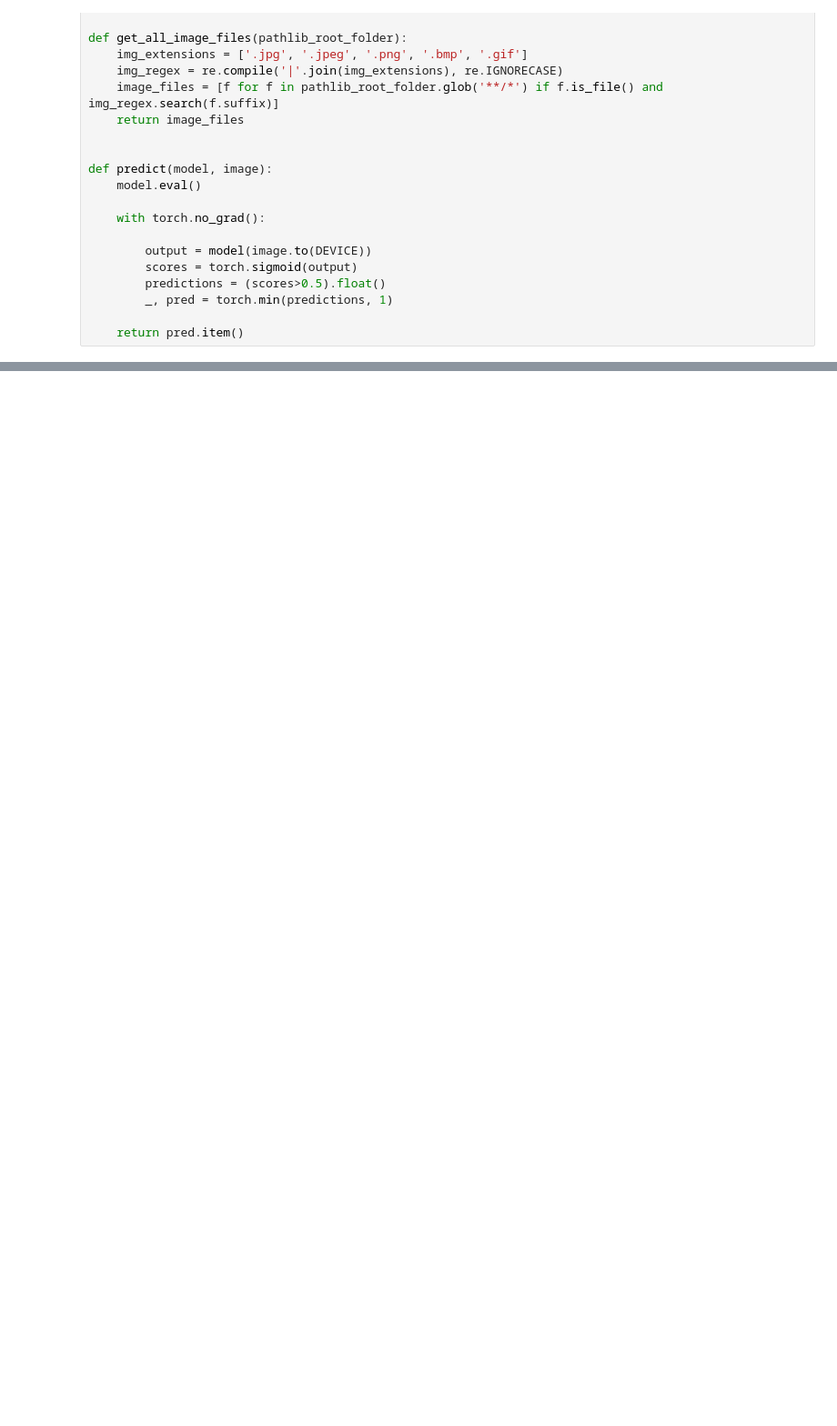
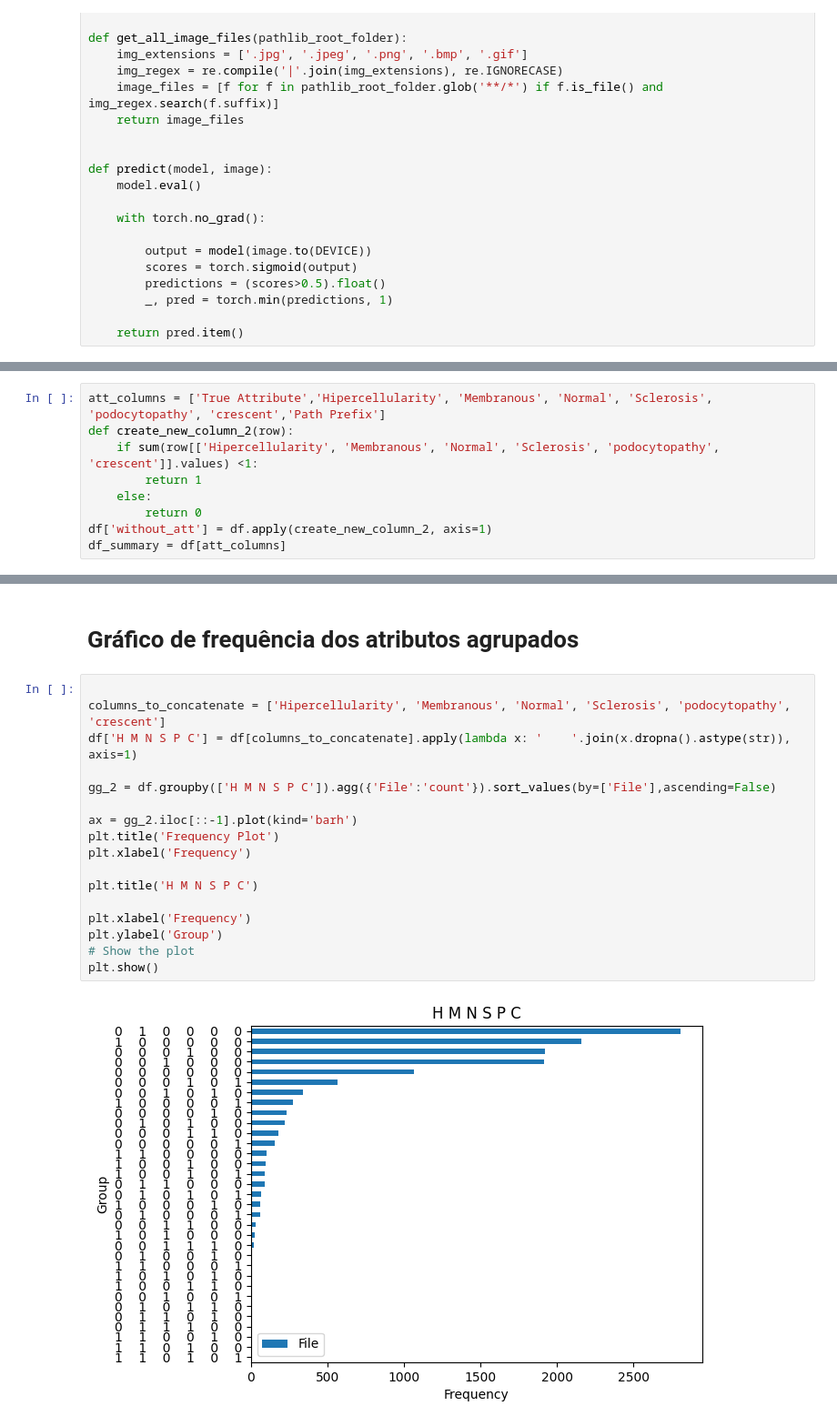
Before and after one commit to Terumo-App/terumo-model-binary-glomerulus-hypercellularity, a Jupyter notebook: notebooks/05_indexing_dataset.ipynb, the cells around one changed output, grey strips where cells are left out. Shown at 91% size. Drawn from its saved outputs; the diff is of its cells as text; blank space fills up the shorter version.

```diff
--- a/notebooks/05_indexing_dataset.ipynb
+++ b/notebooks/05_indexing_dataset.ipynb
@@ -110,0 +162,9 @@ df
+# %%
+att_columns = ['True Attribute','Hipercellularity', 'Membranous', 'Normal', 'Sclerosis', 'podocytopathy', 'crescent','Path Prefix']
+def create_new_column_2(row):
+    if sum(row[['Hipercellularity', 'Membranous', 'Normal', 'Sclerosis', 'podocytopathy', 'crescent']].values) <1:
+        return 1
+    else:
+        return 0
+df['without_att'] = df.apply(create_new_column_2, axis=1)
+df_summary = df[att_columns]
@@ -111 +223,22 @@ df
+# %% [markdown]
+# Gráfico de frequência dos atributos agrupados
+# %%
+
+columns_to_concatenate = ['Hipercellularity', 'Membranous', 'Normal', 'Sclerosis', 'podocytopathy', 'crescent']
+df['H M N S P C'] = df[columns_to_concatenate].apply(lambda x: '    '.join(x.dropna().astype(str)), axis=1)
+
+gg_2 = df.groupby(['H M N S P C']).agg({'File':'count'}).sort_values(by=['File'],ascending=False)
+
+ax = gg_2.iloc[::-1].plot(kind='barh')
+plt.title('Frequency Plot')
+plt.xlabel('Frequency')
+
+plt.title('H M N S P C')
+
+plt.xlabel('Frequency')
+plt.ylabel('Group')
+# Show the plot
+plt.show()
+# %% [output]
+[figure, added]
 # %%
```
Also changed, not shown: parts of 17 cells of this notebook, 38 other files.
